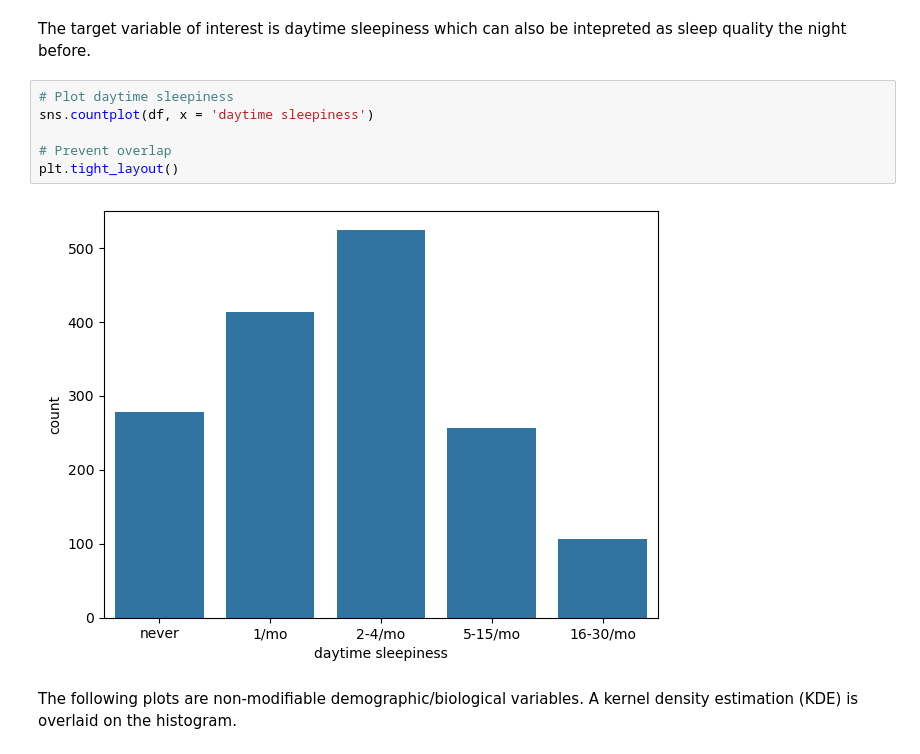
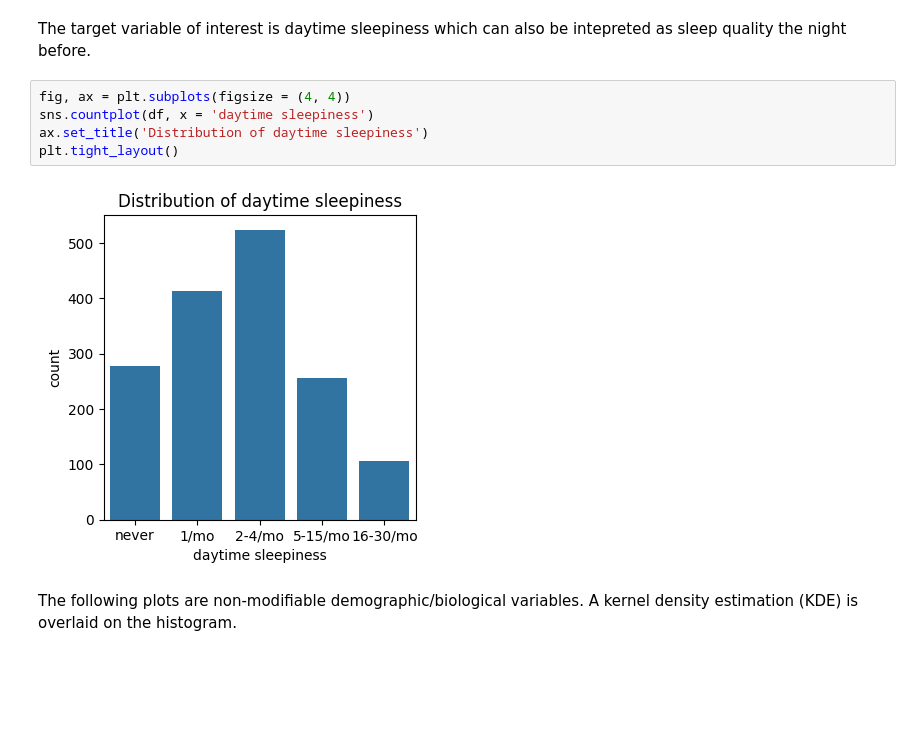
Before and after one commit to COGS108/Group092_WI26, a Jupyter notebook: 02-EDACheckpoint.ipynb, the cells around one changed output. Saved outputs shown, nothing was run; the diff lists cells and outputs as text; blank space fills up the shorter version.

Commit message:
Add labels to univariate analysis plots

```diff
--- a/02-EDACheckpoint.ipynb
+++ b/02-EDACheckpoint.ipynb
@@ -327,13 +327,12 @@ Exploratory data analysis will consist of three sections. Univariate analysis wi
 # %% [markdown]
 The target variable of interest is daytime sleepiness which can also be intepreted as sleep quality the night before.
 # %%
-# Plot daytime sleepiness
+fig, ax = plt.subplots(figsize = (4, 4))
 sns.countplot(df, x = 'daytime sleepiness')
-
-# Prevent overlap
+ax.set_title('Distribution of daytime sleepiness')
 plt.tight_layout()
 # %% [output]
-[figure, old version]
+[figure, new version]
 # %% [markdown]
 The following plots are non-modifiable demographic/biological variables. A kernel density estimation (KDE) is overlaid on the histogram.
 # %%
```
Also changed, not shown: parts of 9 cells of this notebook.
